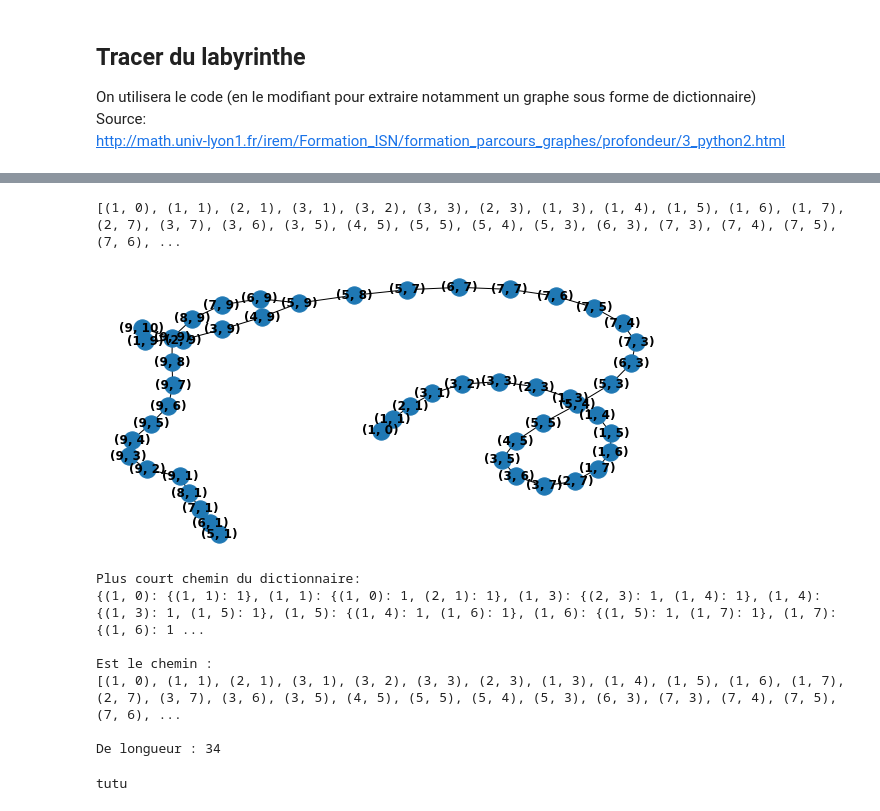
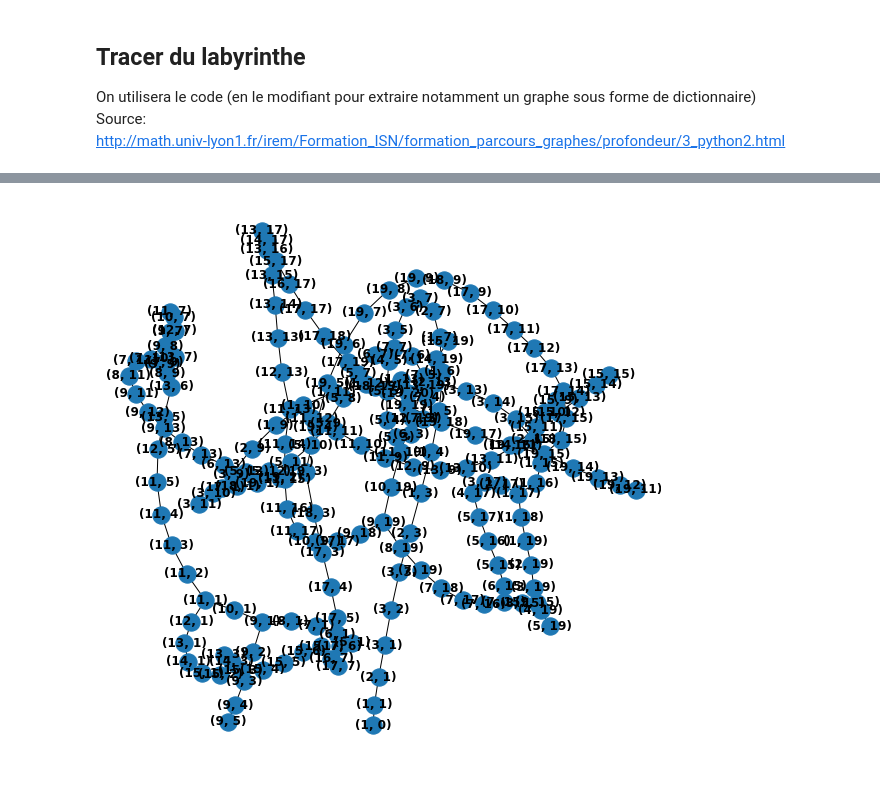
Before and after one commit to jpphi/brief10-labyrinthe, a Jupyter notebook: brief10-rendu.ipynb, the cells around one changed output, grey strips where cells are left out. Cells and saved outputs as stored; diff of their text form; code cells hidden in the pictures; blank space fills up the shorter version.

```diff
--- a/brief10-rendu.ipynb
+++ b/brief10-rendu.ipynb
@@ -192,12 +228,6 @@ def construit_dictionnaire(nd):
         dic2[n]= voisdic
     return dic, dic2
 
-dic, dic2= construit_dictionnaire(noeud_bourin)
+dic_liste, dic_dic= construit_dictionnaire(noeud_bourin)
 
-"""
-for k, v in dic.items():
-    print(k,v)
-"""
-
-for k, v in dic2.items():
-    print(k,v)
+#affiche_dic_de_dic(dic_dic)
@@ -225,56 +234,14 @@ import fctgraphes as fg
-# %%
-
-
-g= nx.Graph()
-
-for i, j in dic2.items():
-    for k,v in j.items():
-        g.add_edge(i,k,weight= v)
-
-
-print(nx.shortest_path(g, depart_labyrinthe, arrive_labyrinthe))
-# %% [output]
-[(1, 0), (1, 1), (2, 1), (3, 1), (3, 2), (3, 3), (2, 3), (1, 3), (1, 4), (1, 5), (1, 6), (1, 7), (2, 7), (3, 7), (3, 6), (3, 5), (4, 5), (5, 5), (5, 4), (5, 3), (6, 3), (7, 3), (7, 4), (7, 5), (7, 6), ...
-# %%
-#-----------------------------------------------------------------------------
-#                                  Main
-#-----------------------------------------------------------------------------
-#print("test classe:", GrapheJP.arc(graphe))
-
-gr= GrapheJP()
-#arc_du_graphe= gr.arc(graphe)
-#print("Main: Arcs du graphe: %s" %arc_du_graphe)
-
-#print(gr.parcoursLargeur(graphe))
-
-gr.afficheGraphe(dic2)
-#gr.affiche(graphe)
-
-#gr.parcoursProfondeur(graphe)
-
-#print(GrapheJP.cheminement)
-# %% [output]
-[figure, removed]
-# %%
-
-#import fctgraphes as f
-#from fctgraphes import dij_rec
-
-#from fctgraphes import dij_rec
-
-l,c = fg.dij_rec(dic2,depart_labyrinthe,arrive_labyrinthe)
-print(f'Plus court chemin du dictionnaire: \n{dic2}:\n\nEst le chemin : \n{c}\n\nDe longueur : {l}')
-# %% [output]
-Plus court chemin du dictionnaire:
-{(1, 0): {(1, 1): 1}, (1, 1): {(1, 0): 1, (2, 1): 1}, (1, 3): {(2, 3): 1, (1, 4): 1}, (1, 4): {(1, 3): 1, (1, 5): 1}, (1, 5): {(1, 4): 1, (1, 6): 1}, (1, 6): {(1, 5): 1, (1, 7): 1}, (1, 7): {(1, 6): 1 ...
-
-Est le chemin :
-[(1, 0), (1, 1), (2, 1), (3, 1), (3, 2), (3, 3), (2, 3), (1, 3), (1, 4), (1, 5), (1, 6), (1, 7), (2, 7), (3, 7), (3, 6), (3, 5), (4, 5), (5, 5), (5, 4), (5, 3), (6, 3), (7, 3), (7, 4), (7, 5), (7, 6), ...
-
-De longueur : 34
-# %%
-#from fctgraphes import dij_rec
-a= fg.titi()
-a.toto()
-# %% [output]
-tutu
+# %%
+g= nx.Graph()
+
+# On construit le graphe noeud par noeud
+for cle, valeur in dic_dic.items():
+    for k,v in valeur.items():
+        g.add_edge(cle,k,weight= v)
+
+f, ax = plt.subplots(figsize=(10,10))
+nx.draw(g, ax = ax, with_labels=True, font_weight='bold')
+
+plt.draw()  # pyplot draw()
+# %% [output]
+[figure, added]
```
Also changed, not shown: parts of 21 cells of this notebook, 3 other files.
